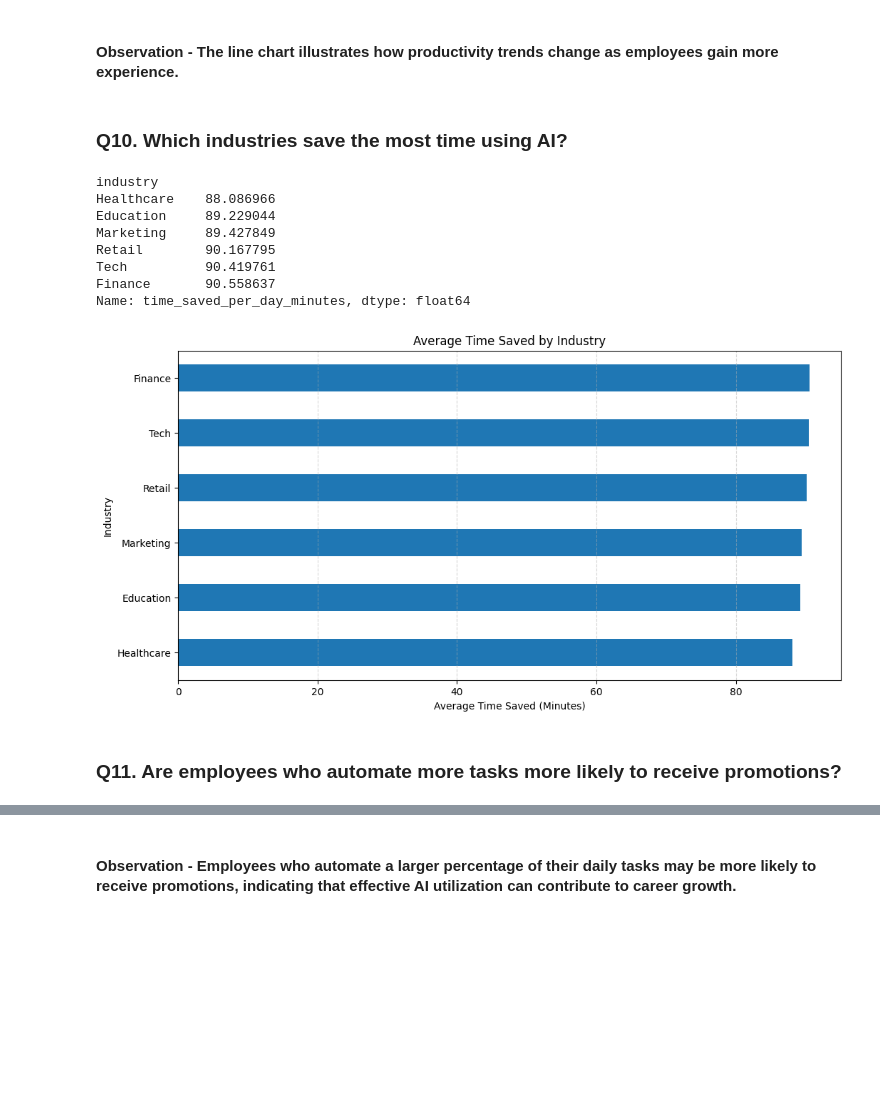
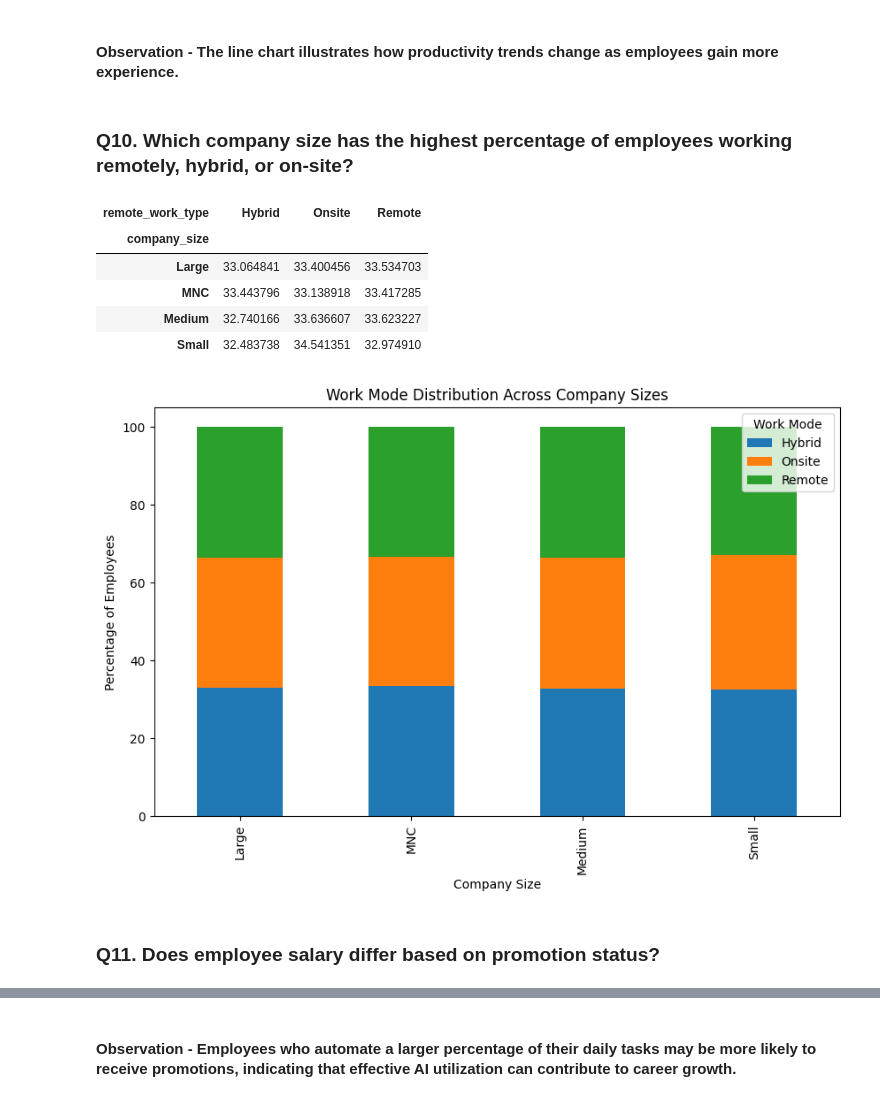
Before and after one commit to umang0015/AI-Tools-Usage-And-Productivity-Analysis, a Jupyter notebook: Project1-checkpoint.ipynb, the cells around one changed output, grey strips where cells are left out. Cells and saved outputs as stored; diff of their text form; code cells hidden in the pictures; blank space fills up the shorter version.

```diff
--- a/Project1-checkpoint.ipynb
+++ b/Project1-checkpoint.ipynb
@@ -686,38 +655,38 @@ plt.show()
 # %% [markdown]
 #### Observation - The line chart illustrates how productivity trends change as employees gain more experience.
 # %% [markdown]
-### Q10. Which industries save the most time using AI?
+### Q10. Which company size has the highest percentage of employees working remotely, hybrid, or on-site?
 # %%
-industry_time = (
-    df.groupby("industry")["time_saved_per_day_minutes"]
-      .mean()
-      .sort_values()
-)
+company_work = pd.crosstab(
+    df["company_size"],
+    df["remote_work_type"],
+    normalize="index"
+) * 100
 
-industry_time
+company_work
 # %% [output]
-industry
-Healthcare    88.086966
-Education     89.229044
-Marketing     89.427849
-Retail        90.167795
-Tech          90.419761
-Finance       90.558637
-Name: time_saved_per_day_minutes, dtype: float64
+| remote_work_type | Hybrid | Onsite | Remote |
+| company_size |  |  |  |
+| Large | 33.064841 | 33.400456 | 33.534703 |
+| MNC | 33.443796 | 33.138918 | 33.417285 |
+| Medium | 32.740166 | 33.636607 | 33.623227 |
+| Small | 32.483738 | 34.541351 | 32.974910 |
 # %%
-plt.figure(figsize=(12,6))
+company_work.plot(
+    kind="bar",
+    stacked=True,
+    figsize=(10,6)
+)
 
-industry_time.plot(kind="barh")
+plt.title("Work Mode Distribution Across Company Sizes")
+plt.xlabel("Company Size")
+plt.ylabel("Percentage of Employees")
 
-plt.title("Average Time Saved by Industry")
-plt.xlabel("Average Time Saved (Minutes)")
-plt.ylabel("Industry")
-
-plt.grid(axis="x", linestyle="--", alpha=0.5)
+plt.legend(title="Work Mode")
 
 plt.show()
 # %% [output]
-[figure, old version]
+[figure, new version]
 # %% [markdown]
-### Q11. Are employees who automate more tasks more likely to receive promotions?
+### Q11. Does employee salary differ based on promotion status?
 # %%
```
Also changed, not shown: parts of 31 cells of this notebook.
